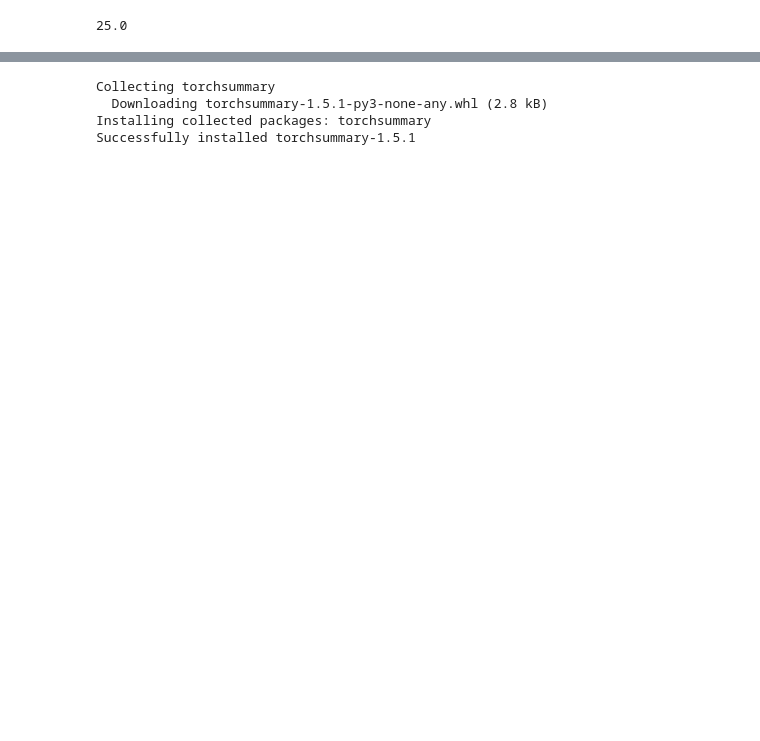
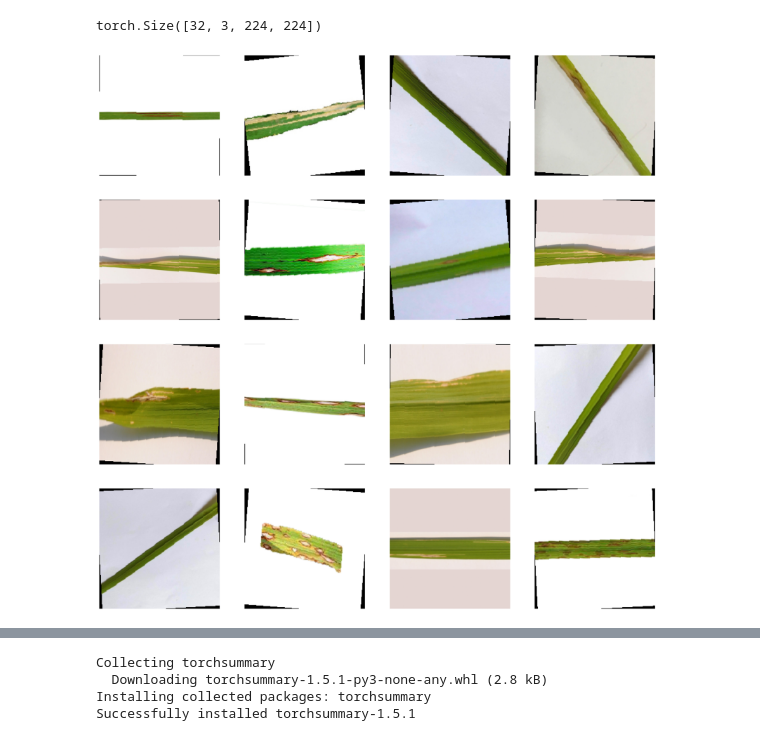
Before and after one commit to januar-png/earlystop, a Jupyter notebook: rice-leaf-clasification.ipynb, the cells around one changed output, grey strips where cells are left out. Cells and saved outputs as stored; diff of their text form; code cells hidden in the pictures; blank space fills up the shorter version.

```diff
--- a/rice-leaf-clasification.ipynb
+++ b/rice-leaf-clasification.ipynb
@@ -43,8 +44,18 @@ val_set = datasets.ImageFolder('/kaggle/input/dataset-rice-leaf/RiceLeafsDisease
 valloader = DataLoader(val_set, batch_size, shuffle = False)
-# %%
-1600/64
-# %% [output]
-25.0
+# %%
+feature, label = next(iter(trainloader))
+print(feature.shape)
+# %% [output]
+torch.Size([32, 3, 224, 224])
+# %%
+for feature, target in trainloader:
+    fig, axis = plt.subplots(4, 4, figsize=(22, 22))
+    for i, ax in enumerate(axis.flatten()):
+        ax.imshow(feature[i].permute(2, 1, 0))
+        ax.axis('off')
+    break
+# %% [output]
+[figure, added]
 # %%
 def ConvBlock(in_channels, out_channels, stride=1):
     return nn.Sequential(
```
Also changed, not shown: parts of 15 cells of this notebook.
